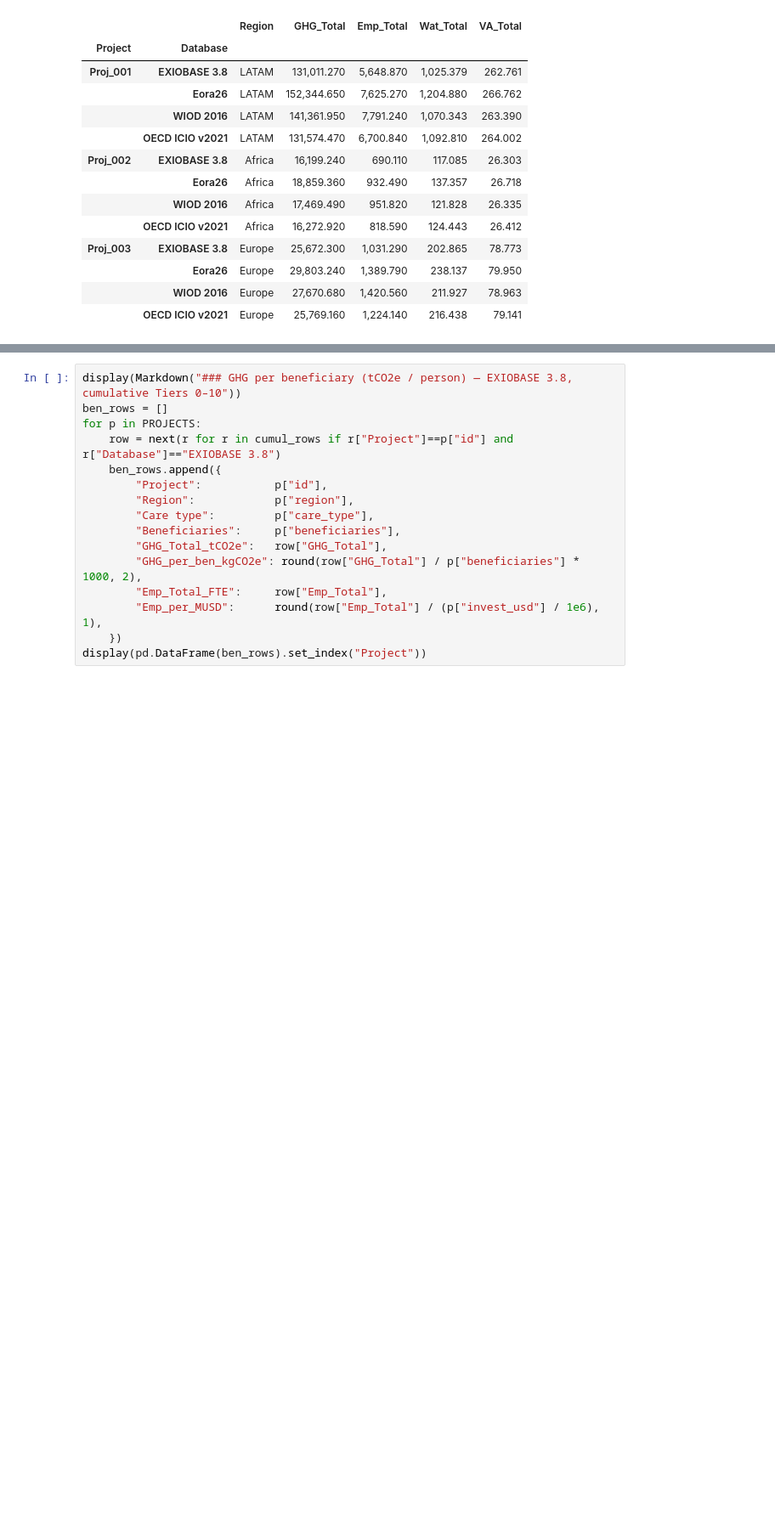
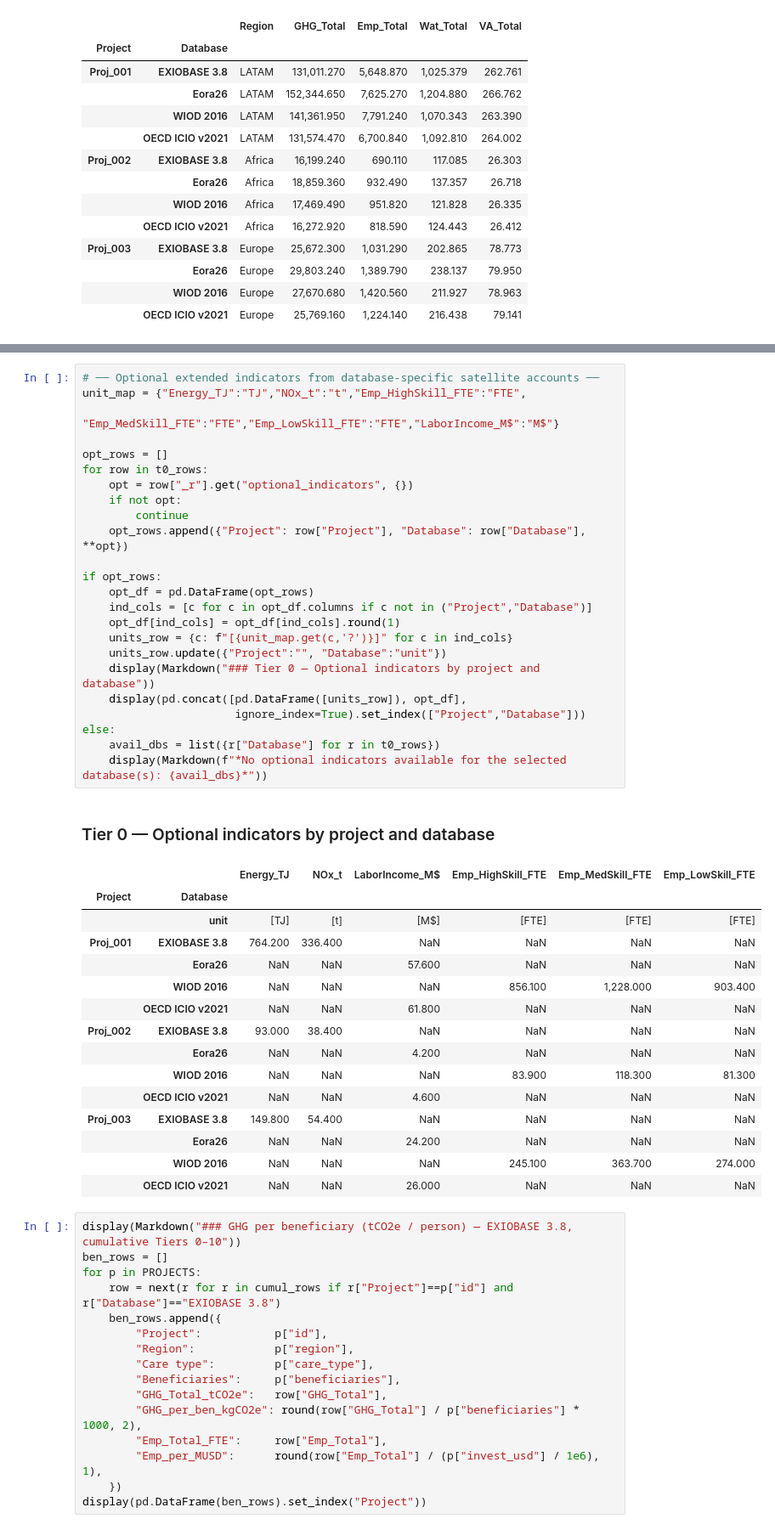
Before and after one commit to d1mitrij/tvp_dbio, a Jupyter notebook: health_tier_analysis.ipynb, the cells around one changed output, grey strips where cells are left out. Shown at 85% size. Cells and saved outputs as stored; diff of their text form; blank space fills up the shorter version.

```diff
--- a/health_tier_analysis.ipynb
+++ b/health_tier_analysis.ipynb
@@ -844,3 +856,44 @@ display(cumul_df[["Project","Region","Database","GHG_Total","Emp_Total","Wat_Tot
+# %%
+# ── Optional extended indicators from database-specific satellite accounts ──
+unit_map = {"Energy_TJ":"TJ","NOx_t":"t","Emp_HighSkill_FTE":"FTE",
+            "Emp_MedSkill_FTE":"FTE","Emp_LowSkill_FTE":"FTE","LaborIncome_M$":"M$"}
+
+opt_rows = []
+for row in t0_rows:
+    opt = row["_r"].get("optional_indicators", {})
+    if not opt:
+        continue
+    opt_rows.append({"Project": row["Project"], "Database": row["Database"], **opt})
+
+if opt_rows:
+    opt_df = pd.DataFrame(opt_rows)
+    ind_cols = [c for c in opt_df.columns if c not in ("Project","Database")]
+    opt_df[ind_cols] = opt_df[ind_cols].round(1)
+    units_row = {c: f"[{unit_map.get(c,'?')}]" for c in ind_cols}
+    units_row.update({"Project":"", "Database":"unit"})
+    display(Markdown("### Tier 0 — Optional indicators by project and database"))
+    display(pd.concat([pd.DataFrame([units_row]), opt_df],
+                       ignore_index=True).set_index(["Project","Database"]))
+else:
+    avail_dbs = list({r["Database"] for r in t0_rows})
+    display(Markdown(f"*No optional indicators available for the selected database(s): {avail_dbs}*"))
+# %% [output]
+### Tier 0 — Optional indicators by project and database
+|  |  | Energy_TJ | NOx_t | LaborIncome_M$ | Emp_HighSkill_FTE | Emp_MedSkill_FTE | Emp_LowSkill_FTE |
+| Project | Database |  |  |  |  |  |  |
+|  | unit | [TJ] | [t] | [M$] | [FTE] | [FTE] | [FTE] |
+| Proj_001 | EXIOBASE 3.8 | 764.200 | 336.400 | NaN | NaN | NaN | NaN |
+|  | Eora26 | NaN | NaN | 57.600 | NaN | NaN | NaN |
+|  | WIOD 2016 | NaN | NaN | NaN | 856.100 | 1,228.000 | 903.400 |
+|  | OECD ICIO v2021 | NaN | NaN | 61.800 | NaN | NaN | NaN |
+| Proj_002 | EXIOBASE 3.8 | 93.000 | 38.400 | NaN | NaN | NaN | NaN |
+|  | Eora26 | NaN | NaN | 4.200 | NaN | NaN | NaN |
+|  | WIOD 2016 | NaN | NaN | NaN | 83.900 | 118.300 | 81.300 |
+|  | OECD ICIO v2021 | NaN | NaN | 4.600 | NaN | NaN | NaN |
+| Proj_003 | EXIOBASE 3.8 | 149.800 | 54.400 | NaN | NaN | NaN | NaN |
+|  | Eora26 | NaN | NaN | 24.200 | NaN | NaN | NaN |
+|  | WIOD 2016 | NaN | NaN | NaN | 245.100 | 363.700 | 274.000 |
+|  | OECD ICIO v2021 | NaN | NaN | 26.000 | NaN | NaN | NaN |
 # %%
 display(Markdown("### GHG per beneficiary (tCO2e / person) — EXIOBASE 3.8, cumulative Tiers 0–10"))
 ben_rows = []
```
Also changed, not shown: parts of 2 cells of this notebook, 3 other files.
